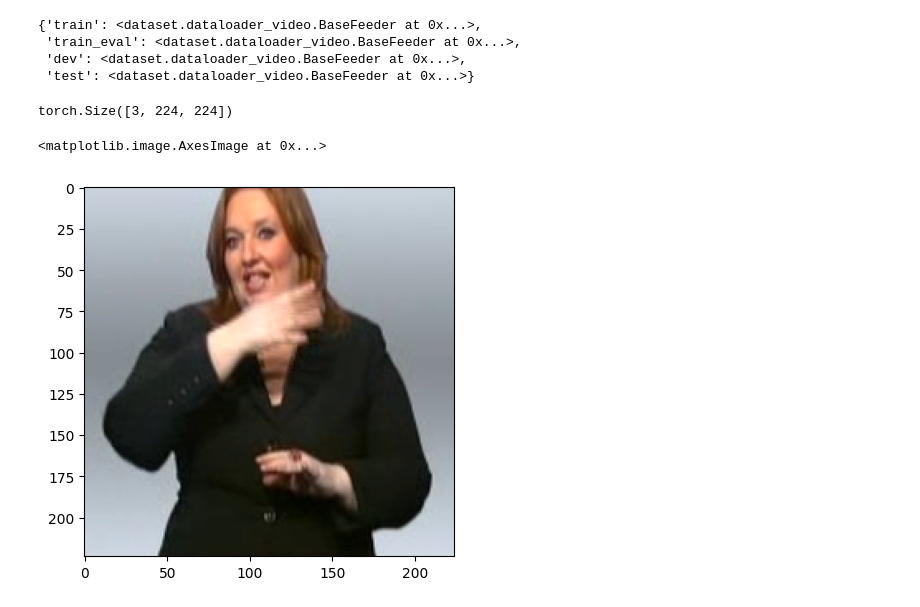
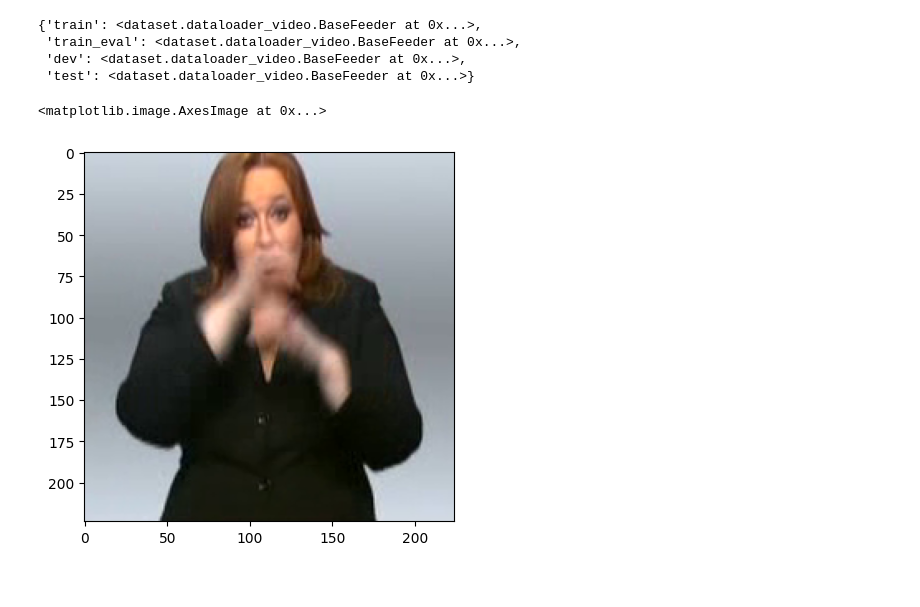
Before and after one commit to WayenVan/VAC_CSLR, a Jupyter notebook: .test/dataset.ipynb, the cells around one changed output. Cells and saved outputs as stored; diff of their text form; code cells hidden in the pictures.

```diff
--- a/.test/dataset.ipynb
+++ b/.test/dataset.ipynb
@@ -25,13 +25,10 @@ transform = Compose(
 
 dev_set.transforms = transform
 # %%
-data = dev_set[0][0][100]
+from random import randint
+data = dev_set[0][0][randint(0, 100)]
 data = (data + 1) / 2.
-data.shape
+plt.imshow(data.permute(1, 2, 0))
 # %% [output]
-torch.Size([3, 224, 224])
+<matplotlib.image.AxesImage at 0x...>
+[figure, added]
-# %%
-plt.imshow(data.permute(1, 2, 0).numpy())
-# %% [output]
-<matplotlib.image.AxesImage at 0x...>
-[figure, removed]
```
Also changed, not shown: 1 other file.
